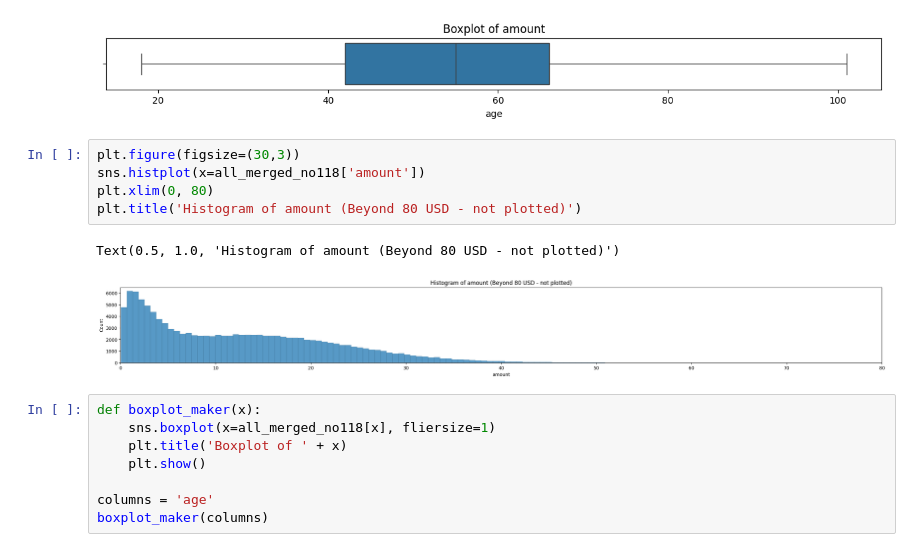
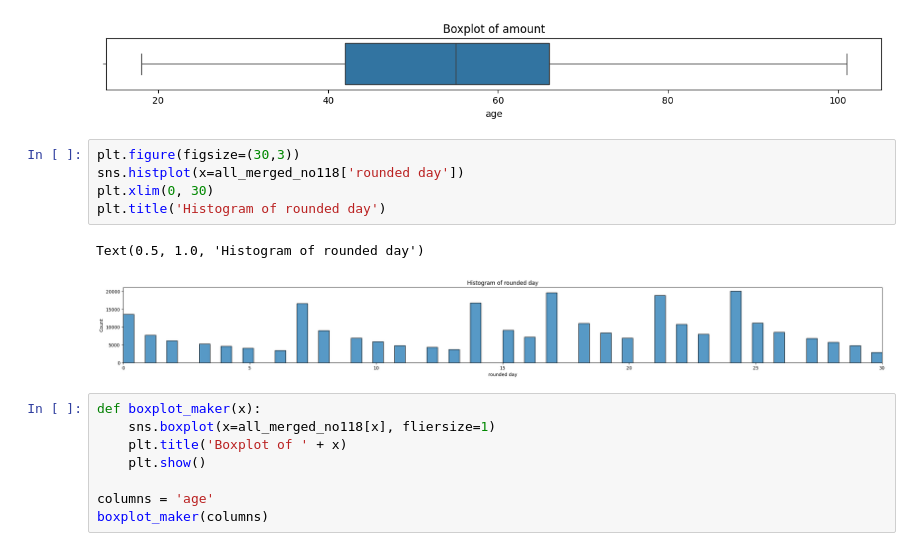
Before and after one commit to Koremm/Coffeeoffers, a Jupyter notebook: Visualizations.ipynb, the cells around one changed output. Drawn from its saved outputs; the diff is of its cells as text.

```diff
--- a/Visualizations.ipynb
+++ b/Visualizations.ipynb
@@ -26,12 +26,12 @@ Text(0.5, 1.0, 'Boxplot of amount')
 [figure]
 # %%
 plt.figure(figsize=(30,3))
-sns.histplot(x=all_merged_no118['amount'])
-plt.xlim(0, 80)
-plt.title('Histogram of amount (Beyond 80 USD - not plotted)')
+sns.histplot(x=all_merged_no118['rounded day'])
+plt.xlim(0, 30)
+plt.title('Histogram of rounded day')
 # %% [output]
-Text(0.5, 1.0, 'Histogram of amount (Beyond 80 USD - not plotted)')
+Text(0.5, 1.0, 'Histogram of rounded day')
-[figure, old version]
+[figure, new version]
 # %%
 def boxplot_maker(x):
     sns.boxplot(x=all_merged_no118[x], fliersize=1)
```
Also changed, not shown: parts of 3 cells of this notebook.
